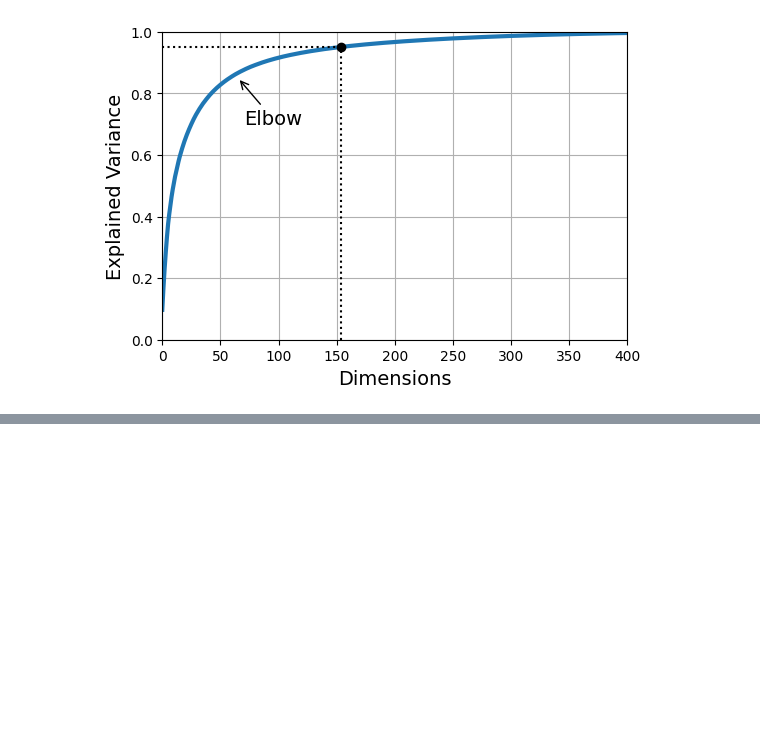
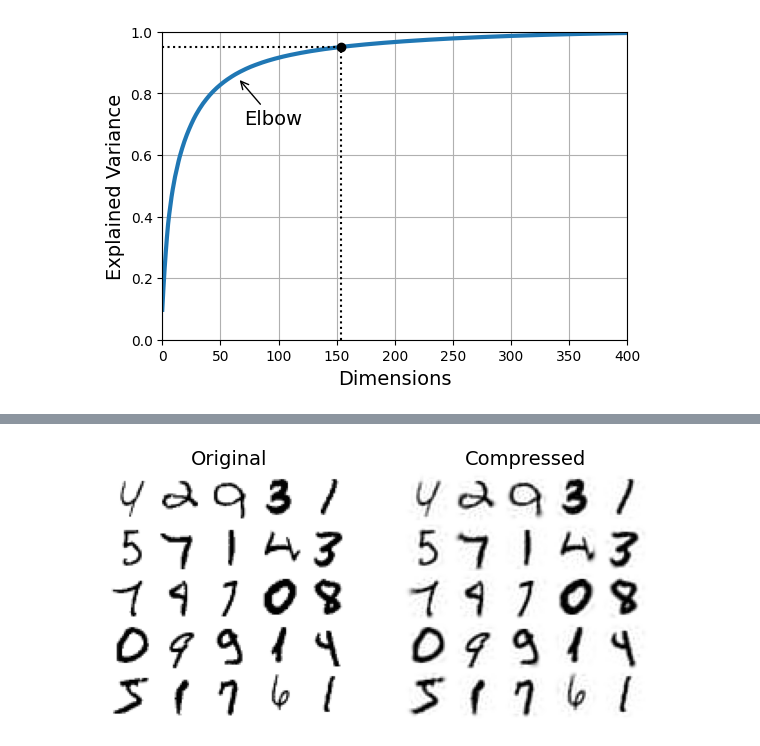
Before and after one commit to JMCoC/ml_engineer_roadmap, a Jupyter notebook: machinLearning/fundamentals/C8_DimensionReduction/dimensionReduction.ipynb, the cells around one changed output, grey strips where cells are left out. Drawn from its saved outputs; the diff is of its cells as text; code cells hidden in the pictures; blank space fills up the shorter version.

```diff
--- a/machinLearning/fundamentals/C8_DimensionReduction/dimensionReduction.ipynb
+++ b/machinLearning/fundamentals/C8_DimensionReduction/dimensionReduction.ipynb
@@ -433,0 +440,18 @@ plt.show()
+# %%
+pca = PCA(0.95)
+X_reduced = pca.fit_transform(X_train, y_train)
+# %%
+X_recovered = pca.inverse_transform(X_reduced)
+# %%
+plt.figure(figsize=(7, 4))
+for idx, X in enumerate((X_train[::2100], X_recovered[::2100])):
+    plt.subplot(1, 2, idx + 1)
+    plt.title(["Original", "Compressed"][idx])
+    for row in range(5):
+        for col in range(5):
+            plt.imshow(X[row * 5 + col].reshape(28, 28), cmap="binary",
+                       vmin=0, vmax=255, extent=(row, row + 1, col, col + 1))
+            plt.axis([0, 5, 0, 5])
+            plt.axis("off")
+# %% [output]
+[figure, added]
```
Also changed, not shown: parts of 5 cells of this notebook.
